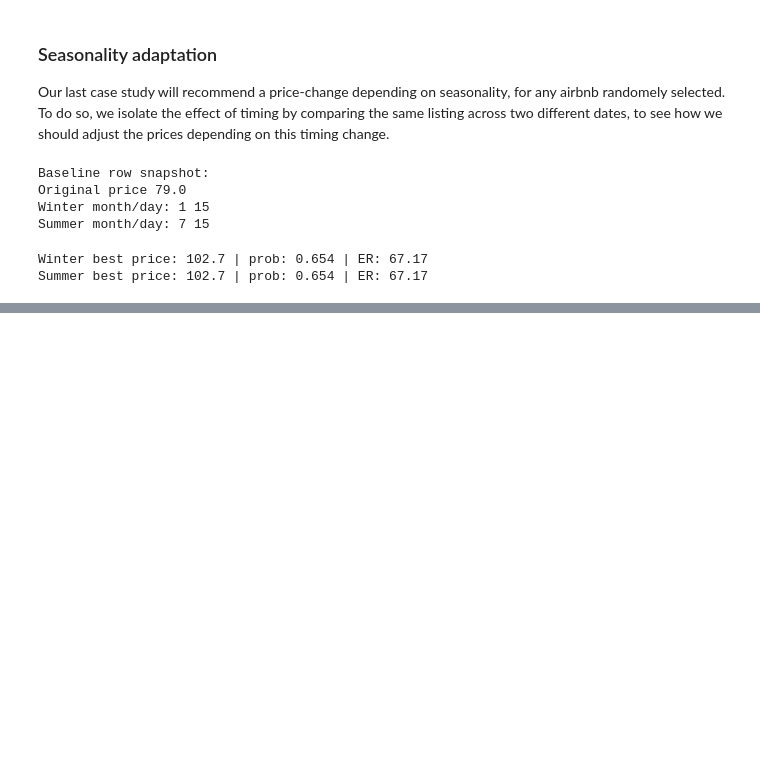
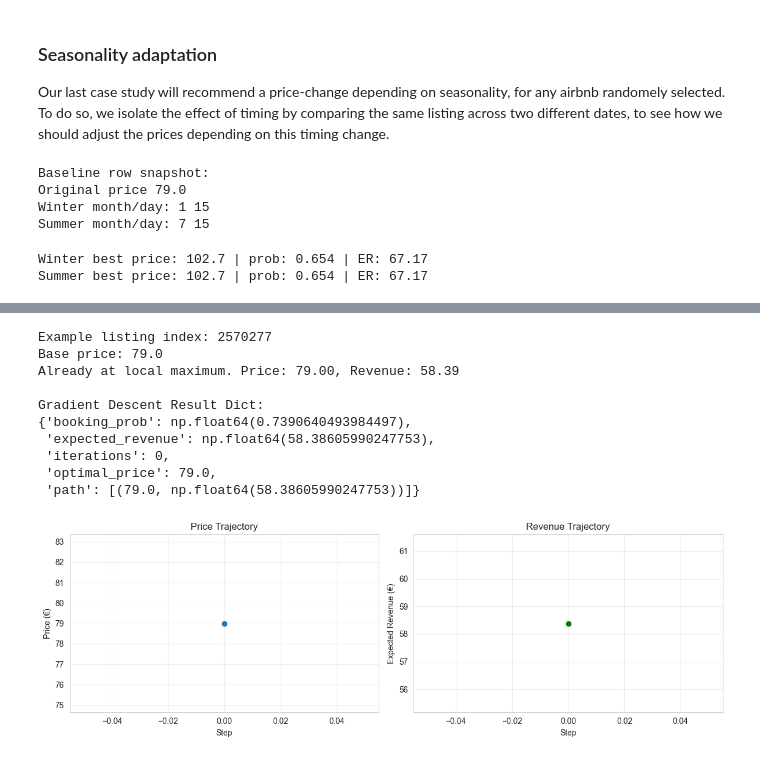
Before and after one commit to elisemyr/project_business_data_science, a Jupyter notebook: Business Data Science Project Airbnb.ipynb, the cells around one changed output, grey strips where cells are left out. Cells and saved outputs as stored; diff of their text form; code cells hidden in the pictures; blank space fills up the shorter version.

```diff
--- a/Business Data Science Project Airbnb.ipynb
+++ b/Business Data Science Project Airbnb.ipynb
@@ -2042,0 +2708,78 @@ Summer best price: 102.7 | prob: 0.654 | ER: 67.17
+# %%
+
+# Run a single example of gradient descent price optimization
+from pprint import pprint
+
+# Get the sample listings that were used to create results_df
+# (This matches the same sampling used in the dashboard above)
+sample_listings = X_test.sample(min(20, len(X_test)), random_state=42)
+
+# Choose the first listing from the sample
+example_idx = sample_listings.index[0]
+example_features = sample_listings.loc[example_idx]
+base_price = results_df.iloc[0]['base_price']
+
+# Optionally show listing meta
+print("Example listing index:", example_idx)
+print("Base price:", base_price)
+
+# Using find_optimal_price_gradient_descent with correct parameters
+opt_result = find_optimal_price_gradient_descent(
+    example_features,
+    cal_sigmoid,  # Use the calibrated model
+    initial_price=base_price,  # Correct parameter name
+    step_size=1.0,  # Correct parameter name (not learning_rate)
+    max_iterations=25,  # Correct parameter name (not n_steps)
+    verbose=True
+)
+
+print("\nGradient Descent Result Dict:")
+pprint(opt_result)
+
+# Plot the trajectory of price and expected revenue during optimization
+import matplotlib.pyplot as plt
+
+# Extract price and revenue from path (which is a list of tuples)
+price_history = [p[0] for p in opt_result['path']]
+revenue_history = [p[1] for p in opt_result['path']]
+
+plt.figure(figsize=(12, 4))
+plt.subplot(1, 2, 1)
+plt.plot(price_history, marker='o')
+plt.xlabel('Step')
+plt.ylabel('Price (€)')
+plt.title('Price Trajectory')
+plt.grid(True, alpha=0.3)
+
+plt.subplot(1, 2, 2)
+plt.plot(revenue_history, marker='o', color='green')
+plt.xlabel('Step')
+plt.ylabel('Expected Revenue (€)')
+plt.title('Revenue Trajectory')
+plt.grid(True, alpha=0.3)
+
+plt.tight_layout()
+plt.show()
+
+# Print summary
+print(f"\n=== Summary ===")
+print(f"Starting price: {price_history[0]:.2f} €")
+print(f"Optimal price: {opt_result['optimal_price']:.2f} €")
+print(f"Price change: {opt_result['optimal_price'] - price_history[0]:.2f} € ({(opt_result['optimal_price']/price_history[0] - 1)*100:.1f}%)")
+print(f"Starting revenue: {revenue_history[0]:.2f} €")
+print(f"Optimal revenue: {opt_result['expected_revenue']:.2f} €")
+print(f"Revenue improvement: {opt_result['expected_revenue'] - revenue_history[0]:.2f} € ({(opt_result['expected_revenue']/revenue_history[0] - 1)*100:.1f}%)")
+print(f"Booking probability at optimal price: {opt_result['booking_prob']:.3f}")
+print(f"Total iterations: {opt_result['iterations']}")
+# %% [output]
+Example listing index: 2570277
+Base price: 79.0
+Already at local maximum. Price: 79.00, Revenue: 58.39
+
+Gradient Descent Result Dict:
+{'booking_prob': np.float64(0.7390640493984497),
+ 'expected_revenue': np.float64(58.38605990247753),
+ 'iterations': 0,
+ 'optimal_price': 79.0,
+ 'path': [(79.0, np.float64(58.38605990247753))]}
+[figure, added]
```
Also changed, not shown: parts of 20 cells of this notebook.
